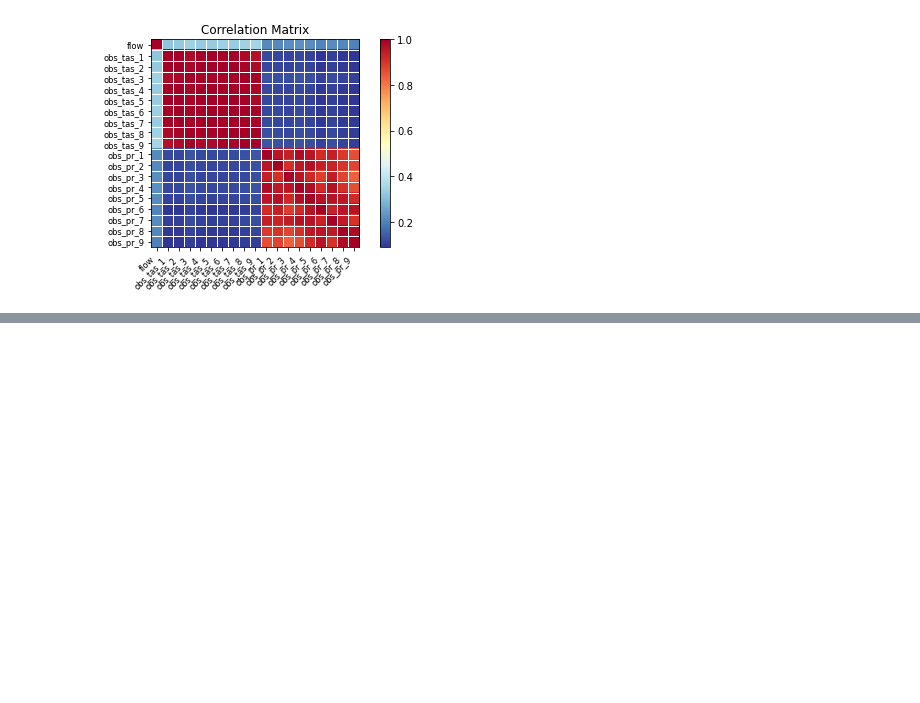
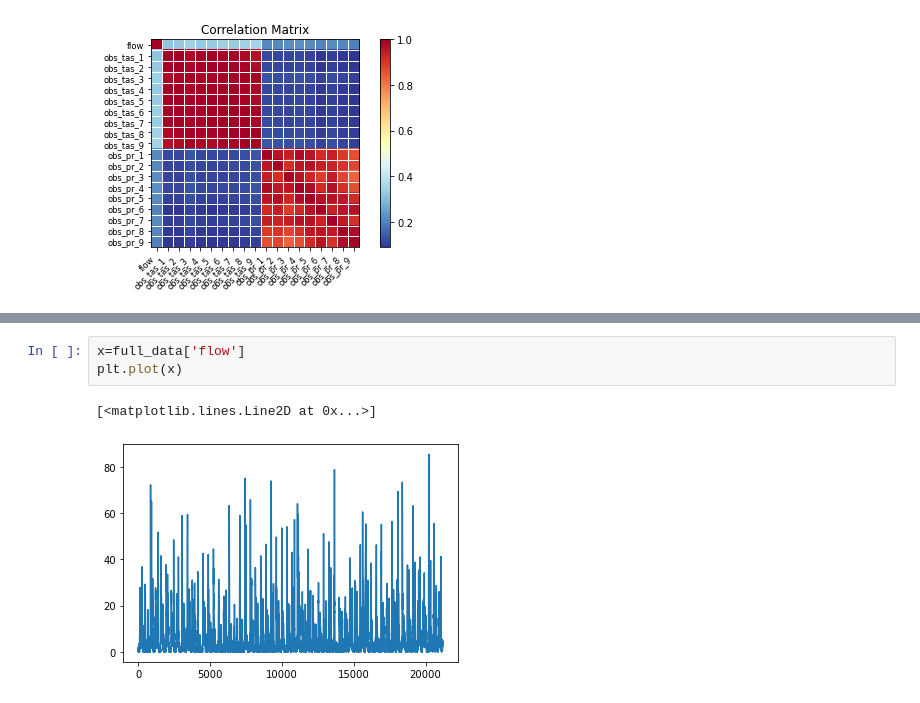
Before and after one commit to Jairo22EnriqueTec/CienciaDatosTopologia, a Jupyter notebook: Analisis.ipynb, the cells around one changed output, grey strips where cells are left out. Cells and saved outputs as stored; diff of their text form; blank space fills up the shorter version.

```diff
--- a/Analisis.ipynb
+++ b/Analisis.ipynb
@@ -329,0 +342,6 @@ plt.show()
+# %%
+x=full_data['flow']
+plt.plot(x)
+# %% [output]
+[<matplotlib.lines.Line2D at 0x...>]
+[figure, added]
```
Also changed, not shown: parts of 4 cells of this notebook.
